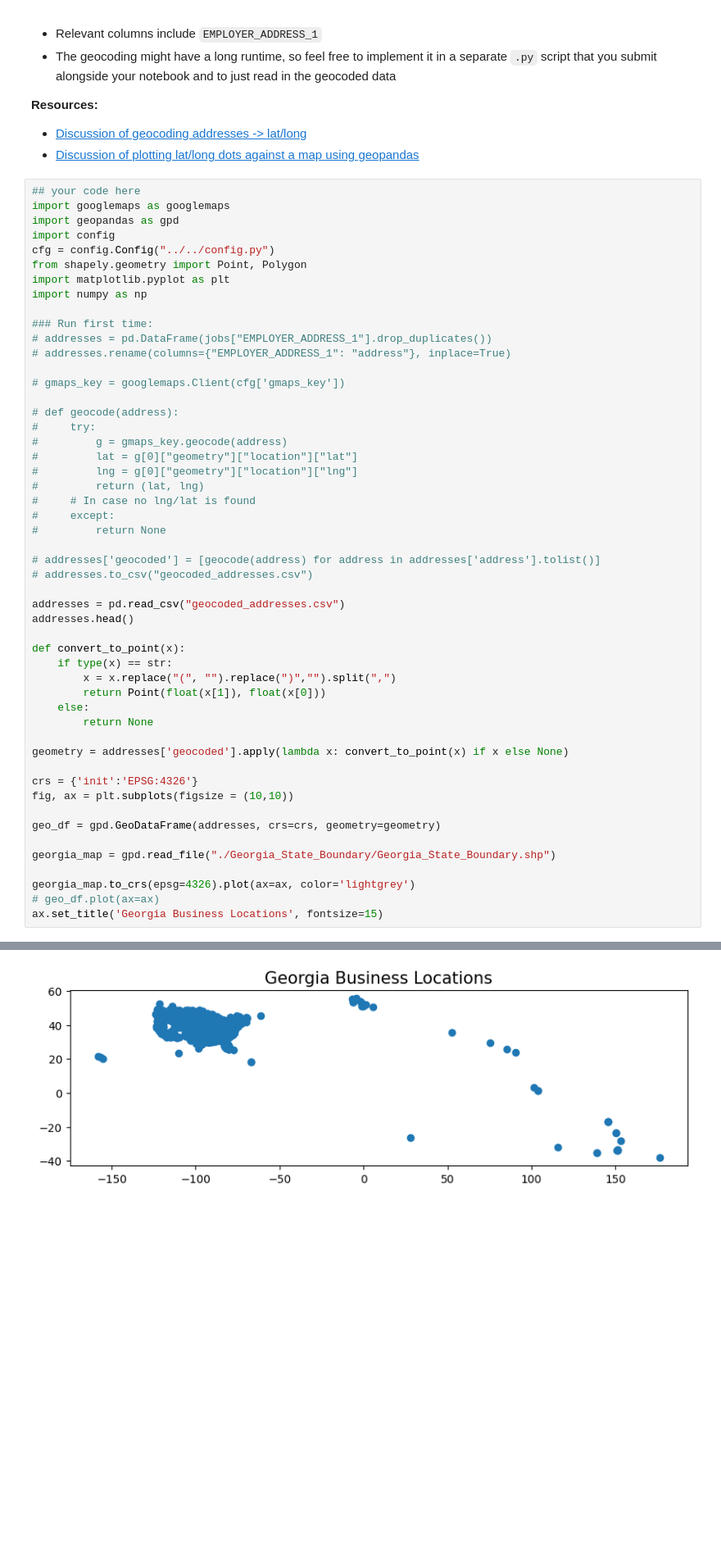
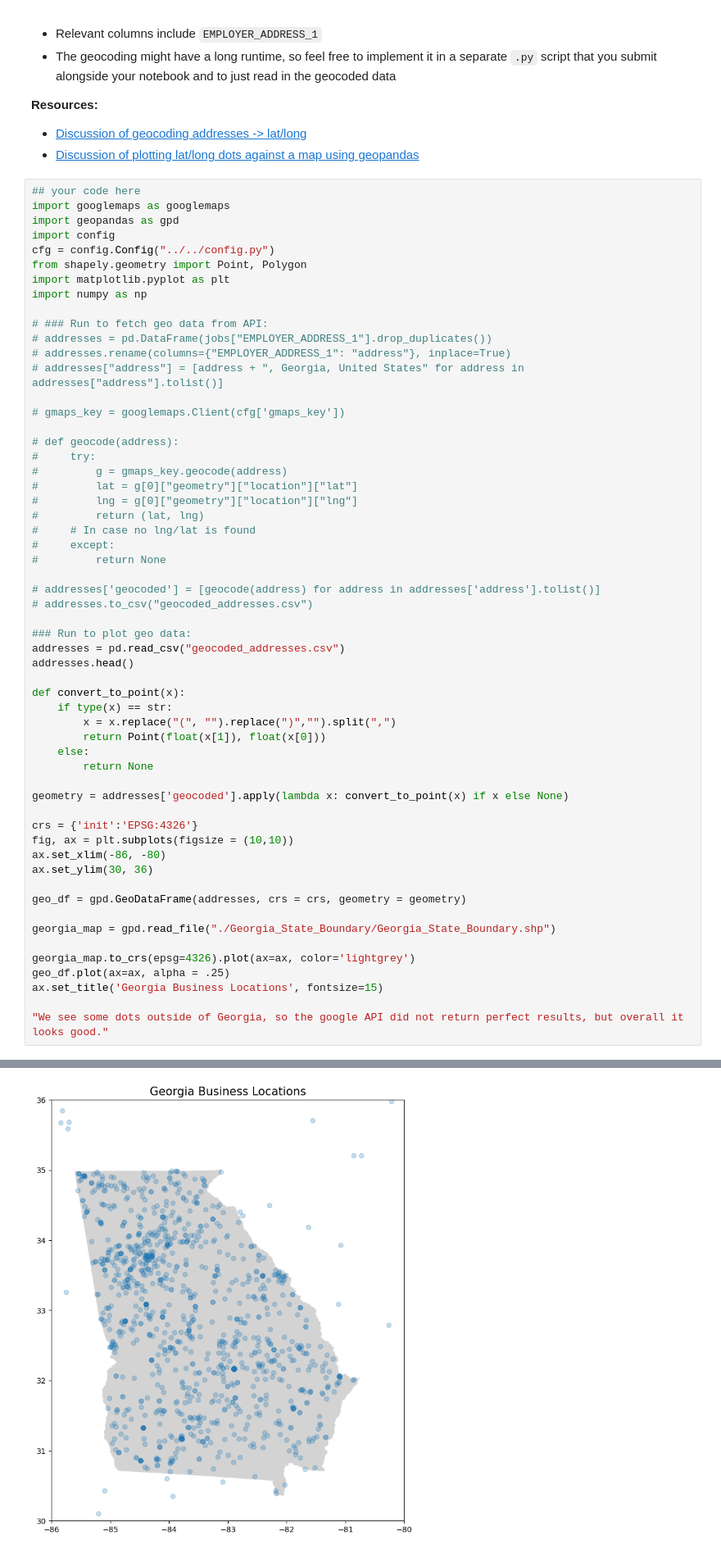
Before and after one commit to alexcraig043/qss-20, a Jupyter notebook: problemsets/pset3/pset3_f0055yb_f005g0v.ipynb, the cells around one changed output, grey strips where cells are left out. Shown at 82% size. Saved outputs shown, nothing was run; the diff lists cells and outputs as text; blank space fills up the shorter version.

```diff
--- a/problemsets/pset3/pset3_f0055yb_f005g0v.ipynb
+++ b/problemsets/pset3/pset3_f0055yb_f005g0v.ipynb
@@ -735,9 +735,10 @@ from shapely.geometry import Point, Polygon
 import matplotlib.pyplot as plt
 import numpy as np
 
-### Run first time:
+# ### Run to fetch geo data from API:
 # addresses = pd.DataFrame(jobs["EMPLOYER_ADDRESS_1"].drop_duplicates())
 # addresses.rename(columns={"EMPLOYER_ADDRESS_1": "address"}, inplace=True)
+# addresses["address"] = [address + ", Georgia, United States" for address in addresses["address"].tolist()]
 
 # gmaps_key = googlemaps.Client(cfg['gmaps_key'])
 
@@ -754,6 +755,7 @@ import numpy as np
 # addresses['geocoded'] = [geocode(address) for address in addresses['address'].tolist()]
 # addresses.to_csv("geocoded_addresses.csv")
 
+### Run to plot geo data:
 addresses = pd.read_csv("geocoded_addresses.csv")
 addresses.head()
 
@@ -768,13 +770,17 @@ geometry = addresses['geocoded'].apply(lambda x: convert_to_point(x) if x else N
 
 crs = {'init':'EPSG:4326'}
 fig, ax = plt.subplots(figsize = (10,10))
+ax.set_xlim(-86, -80)
+ax.set_ylim(30, 36)
 
-geo_df = gpd.GeoDataFrame(addresses, crs=crs, geometry=geometry)
+geo_df = gpd.GeoDataFrame(addresses, crs = crs, geometry = geometry)
 
 georgia_map = gpd.read_file("./Georgia_State_Boundary/Georgia_State_Boundary.shp")
 
 georgia_map.to_crs(epsg=4326).plot(ax=ax, color='lightgrey')
-# geo_df.plot(ax=ax)
+geo_df.plot(ax=ax, alpha = .25)
 ax.set_title('Georgia Business Locations', fontsize=15)
+
+"We see some dots outside of Georgia, so the google API did not return perfect results, but overall it looks good."
 # %% [output]
 |  | Unnamed: 0 | address | geocoded |
@@ -789 +798 @@ Text(0.5, 1.0, 'Georgia Business Locations')
-[figure, old version]
+[figure, new version]
```
Also changed, not shown: parts of 2 cells of this notebook.
